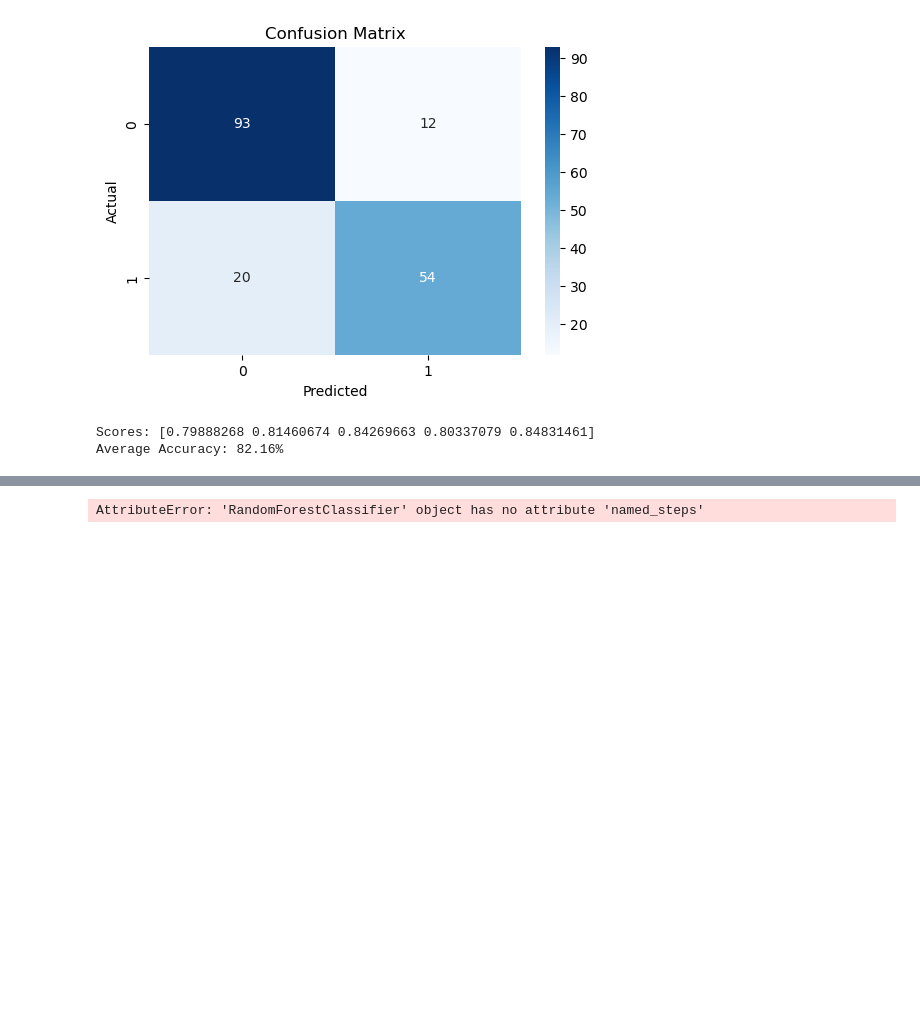
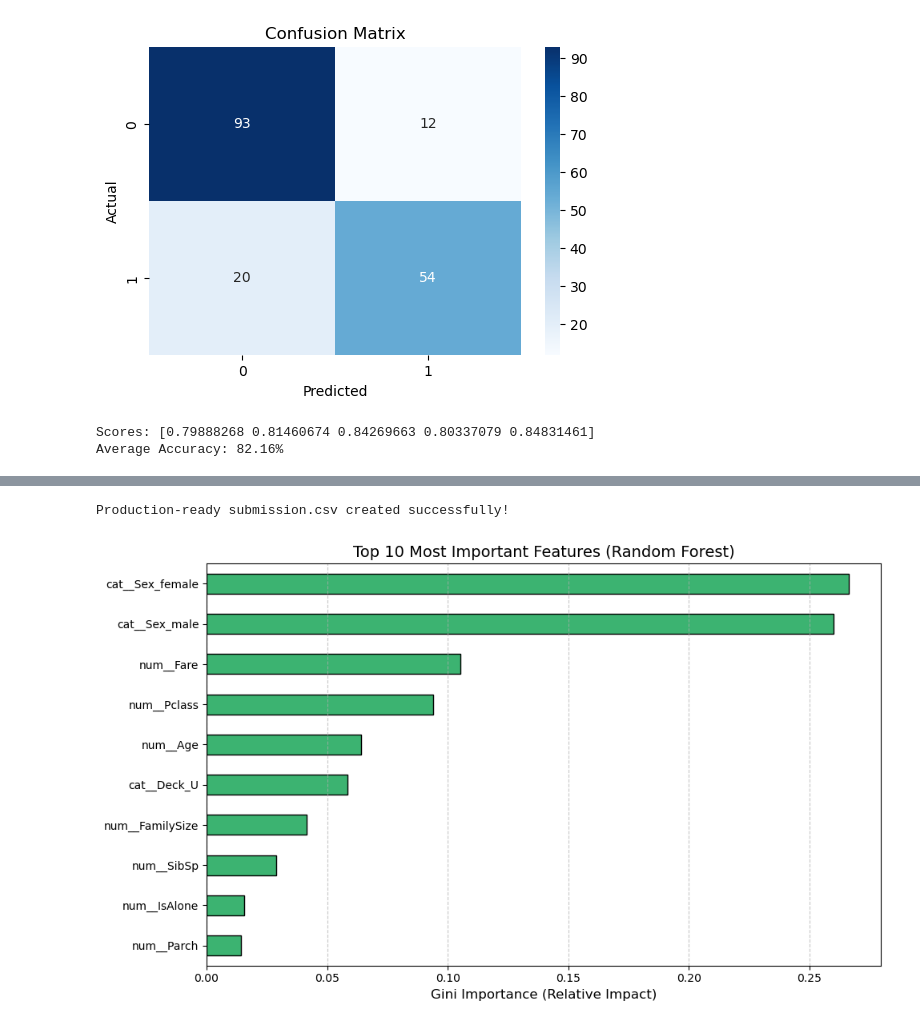
Before and after one commit to ArsalanHashmi777/Titanic, a Jupyter notebook: titanic_model.ipynb, the cells around one changed output, grey strips where cells are left out. Cells and saved outputs as stored; diff of their text form; code cells hidden in the pictures; blank space fills up the shorter version.

Commit message:
Added improvement and refactor code structure and created markdown cells for improved readability and maintainability

```diff
--- a/titanic_model.ipynb
+++ b/titanic_model.ipynb
@@ -427,33 +488,66 @@ ValueError: X has 10 features, but ColumnTransformer is expecting 21 features as
+# %%
+# --- STEP 1: INITIALIZE THE FINAL PRODUCTION PIPELINE ---
+# We use the full X_train_engineered to define the pipeline structure
+final_rf_model = RandomForestClassifier(
+    n_estimators=200,
+    max_depth=5,
+    min_samples_leaf=5,
+    random_state=42
+)
+
+# Re-initialize the pipeline to "reset" the expected number of features
+production_pipeline = get_preprocessing_pipeline(X_train_engineered, final_rf_model)
+
+# --- STEP 2: TRAIN ON ALL DATA ---
+# This is crucial! This "teaches" the pipeline to expect the full 21-feature structure
+production_pipeline.fit(X_train_engineered, y_train)
+
+# --- STEP 3: PREPARE TEST DATA ---
+X_test_engineered = add_titanic_features(X_test)
+
+# --- STEP 4: PREDICT AND SUBMIT ---
+# Use the production_pipeline we just trained, not the one from the validation section
+predictions = production_pipeline.predict(X_test_engineered)
+
+submission = pd.DataFrame({
+    "PassengerId": test_dataset["PassengerId"],
+    "Survived": predictions
+})
+
+submission.to_csv("submission.csv", index=False)
+print("Production-ready submission.csv created successfully!")
+# %% [output]
+Production-ready submission.csv created successfully!
 # %%
 # --- STEP 1: EXTRACT NAMES FROM THE PIPELINE ---
 # We ask the preprocessor step to give us the final column names
 # (e.g., it turns 'Sex' into 'cat__Sex_female' and 'cat__Sex_male')
-feature_names = final_model.named_steps['preprocessor'].get_feature_names_out()
+feature_names = production_pipeline.named_steps['preprocessor'].get_feature_names_out()
 
 # --- STEP 2: GET THE RAW IMPORTANCE SCORES ---
-# We pull the numerical 'importance' scores from the trained XGBoost model.
+# We pull the numerical 'importance' scores from the trained RandomForest model.
 # RandomForestClassifier uses Gini Importance (Mean Decrease in Impurity)
 # These represent the 'Information Gain' each feature provided.
-importances = final_model.named_steps['model'].feature_importances_
+importances = production_pipeline.named_steps['model'].feature_importances_
 
 # --- STEP 3: CREATE A SORTED SERIES ---
 # We pair the names with the scores in a Pandas Series and sort them
 # from highest (most important) to lowest.
 importance_series = pd.Series(importances, index=feature_names).sort_values(ascending=False)
 
 # --- STEP 4: VISUALIZE THE TOP 10 ---
 plt.figure(figsize=(10, 6))
 
 # .head(10) ensures we don't see the 'wall' of hundreds of Cabin numbers.
 # .invert_yaxis() puts the #1 most important feature at the very top.
 importance_series.head(10).plot(kind='barh', color='mediumseagreen', edgecolor='black').invert_yaxis()
 
 # --- STEP 5: FORMATTING THE CHART ---
 plt.title("Top 10 Most Important Features (Random Forest)", fontsize=14)
 plt.xlabel("Gini Importance (Relative Impact)", fontsize=12)
 plt.grid(axis='x', linestyle='--', alpha=0.7) # Makes it easier to see the score values
 plt.tight_layout() # Prevents labels from getting cut off
 plt.show()
 # %% [output]
-AttributeError: 'RandomForestClassifier' object has no attribute 'named_steps'
+[figure, added]
 # %% [markdown]
```
Also changed, not shown: parts of 14 cells of this notebook, 1 other file.
